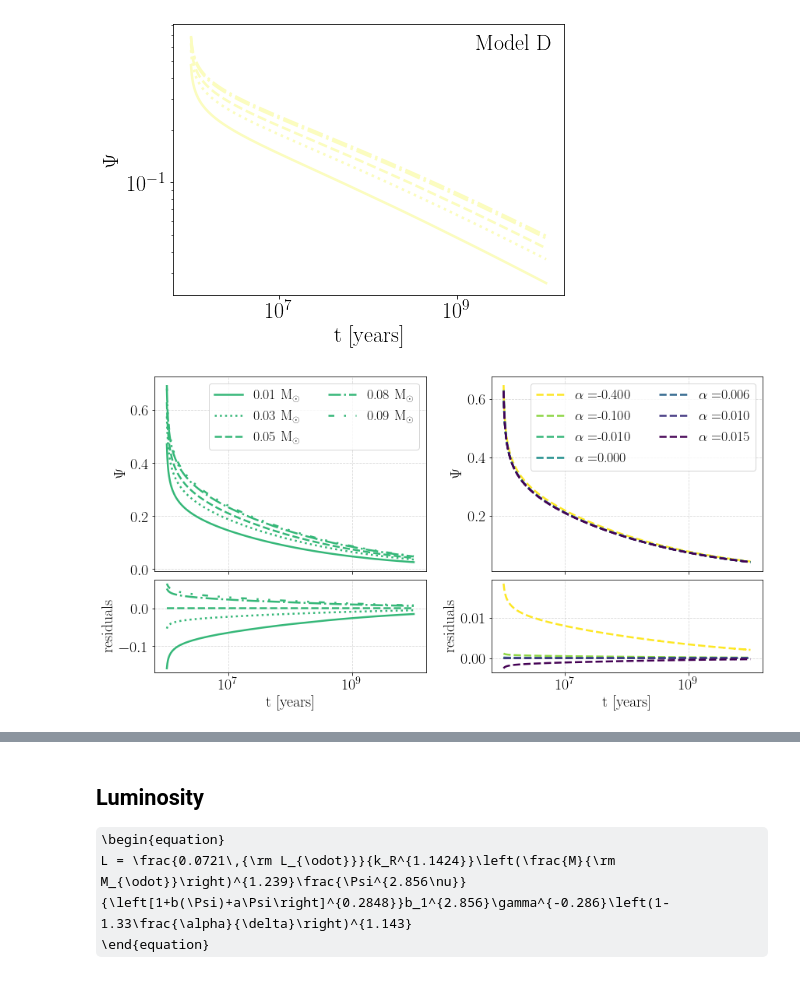
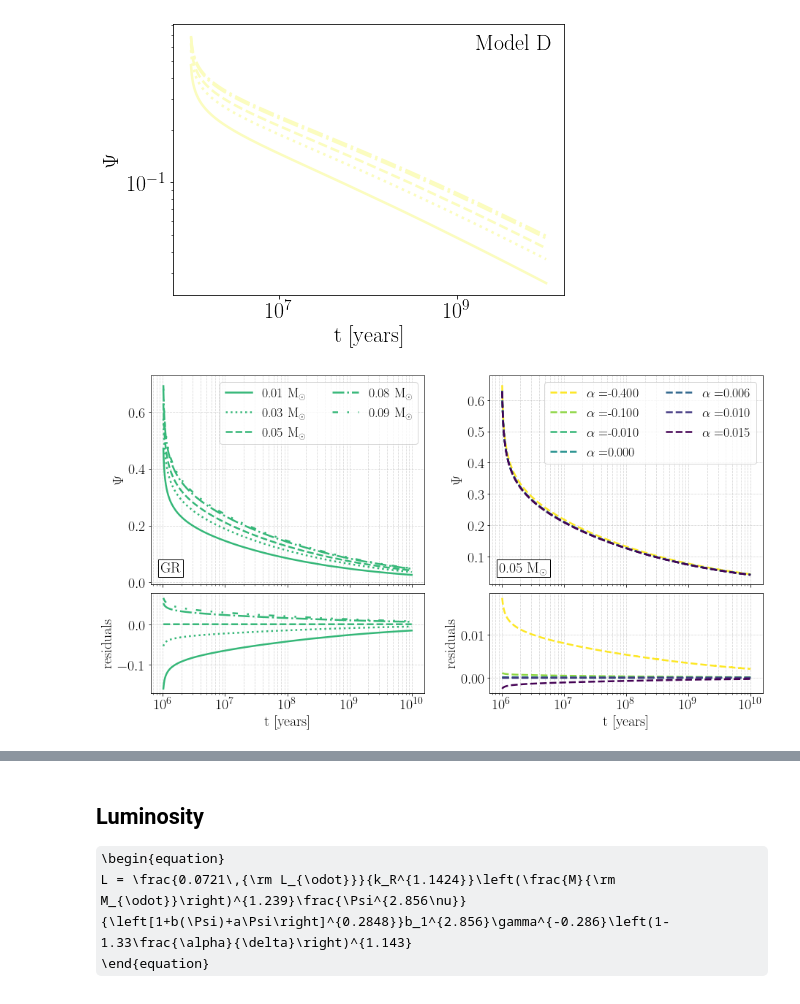
Before and after one commit to mariabenitocst/brown_dwarfs_palatini, a Jupyter notebook: jupyter-notebook/evolution_degeneracy.ipynb, the cells around one changed output, grey strips where cells are left out. Drawn from its saved outputs; the diff is of its cells as text; code cells hidden in the pictures; some formulas as TeX source.

```diff
--- a/jupyter-notebook/evolution_degeneracy.ipynb
+++ b/jupyter-notebook/evolution_degeneracy.ipynb
@@ -501,7 +501,7 @@ ax.set_yscale("log")
 [figure]
 # %%
 #fig = plt.figure(constrained_layout=True, figsize=(12, 7))
-fig = plt.figure(figsize=(14, 7))
+fig = plt.figure(figsize=(15, 8))
 gs = fig.add_gridspec(3, 2, hspace=0.09, wspace=0.24)
 ax1 = fig.add_subplot(gs[0:2, 0])
 ax2 = fig.add_subplot(gs[0:2, 1])
@@ -513,31 +513,37 @@ for m in M:
     ax1.plot(time[a], psi[a][m], ls=ls[i], lw=2.5, color=colors[j], label=("%.2f $\\rm M_{\\odot}$" %m))
     ax3.plot(time[a], (psi[a][m]-psi[a][M[2]]), ls=ls[i], lw=2.5, color=colors[j])
     i += 1
 ax1.set_xscale("log")
 ax1.tick_params(labelbottom=False)
 ax3.set_xscale("log")
 ax1.grid(which="both", ls="--", alpha=0.5)
 ax3.grid(which="both", ls="--", alpha=0.5)
 ax3.set_xlabel("t [years]")
 ax1.set_ylabel(r"$\Psi$")
 ax3.set_ylabel(r"residuals")
 ax1.legend(frameon=True, loc=1, ncol=2, fontsize=18)
+text_box = AnchoredText("GR", frameon=True, loc=3, pad=0.15)
+plt.setp(text_box.patch, facecolor="white")
+ax1.add_artist(text_box)
 
 j = 0; i = 2
 for a in alpha:
     ax2.plot(time[a], psi[a][M[2]], ls=ls[i], lw=2.5, color=colors[j], label=("$\\alpha=$%.3f" %a))
     ax4.plot(time[a], (psi[a][M[2]] - psi[0.][M[2]]), ls=ls[i], lw=2.5, color=colors[j])
     j += 1
 ax2.set_xscale("log")
 ax2.tick_params(labelbottom=False)
 ax4.set_xscale("log")
 ax2.grid(which="both", ls="--", alpha=0.5)
 ax4.grid(which="both", ls="--", alpha=0.5)
 ax4.set_xlabel("t [years]")
 ax2.set_ylabel(r"$\Psi$")
 ax4.set_ylabel(r"residuals")
 ax2.legend(frameon=True, loc=1, ncol=2, fontsize=18)
+text_box = AnchoredText("0.05 $\\rm M_{\\odot}$", frameon=True, loc=3, pad=0.15)
+plt.setp(text_box.patch, facecolor="white")
+ax2.add_artist(text_box)
 
 fig.savefig("../Figs/degeneracy.pdf", bbox_inches="tight")
 # %% [output]
-[figure, old version]
+[figure, new version]
```
Also changed, not shown: parts of 19 cells of this notebook, 1 other file.
